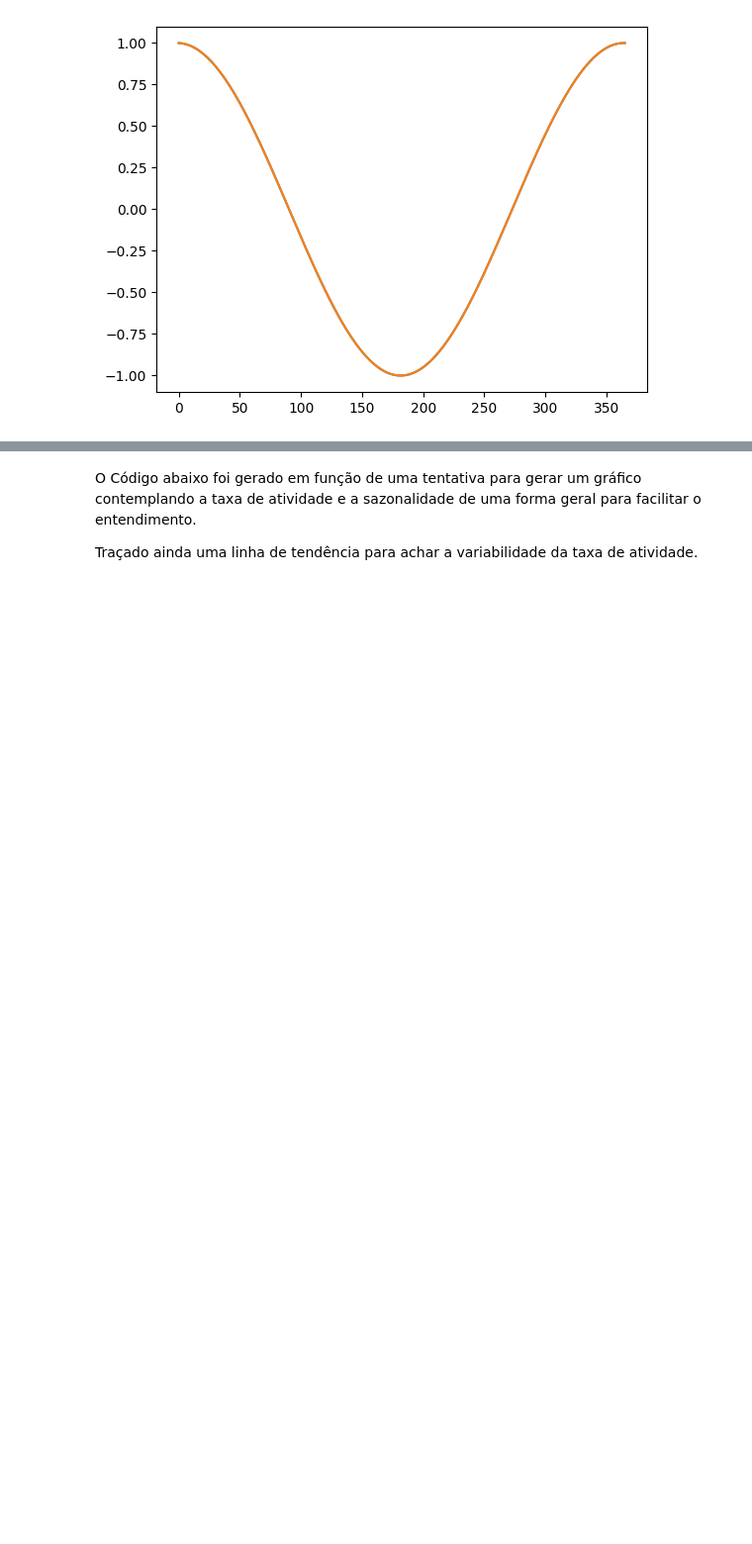
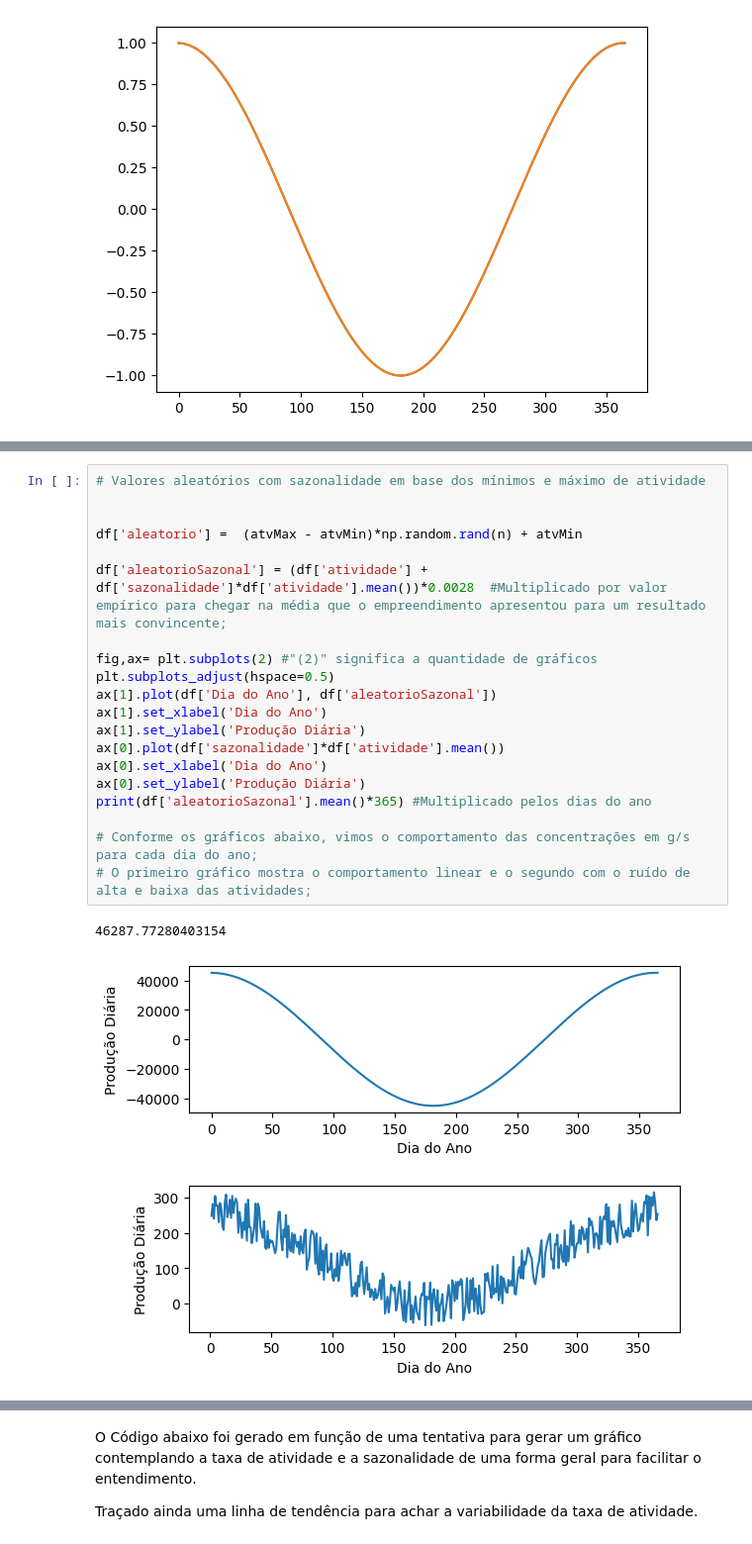
Before and after one commit to SergioStrackJunior/ENS5173_airpolution, a Jupyter notebook: Atividade01_01.ipynb, the cells around one changed output, grey strips where cells are left out. Shown at 99% size. Cells and saved outputs as stored; diff of their text form; blank space fills up the shorter version.

```diff
--- a/Atividade01_01.ipynb
+++ b/Atividade01_01.ipynb
@@ -325,3 +302,26 @@ for poluente, emissao_mensal in emissoes_mensais.items():
+# %%
+# Valores aleatórios com sazonalidade em base dos mínimos e máximo de atividade
+
+
+df['aleatorio'] =  (atvMax - atvMin)*np.random.rand(n) + atvMin
+
+df['aleatorioSazonal'] = (df['atividade'] +  df['sazonalidade']*df['atividade'].mean())*0.0028  #Multiplicado por valor empírico para chegar na média que o empreendimento apresentou para um resultado mais convincente;
+
+fig,ax= plt.subplots(2) #"(2)" significa a quantidade de gráficos
+plt.subplots_adjust(hspace=0.5)
+ax[1].plot(df['Dia do Ano'], df['aleatorioSazonal'])
+ax[1].set_xlabel('Dia do Ano')
+ax[1].set_ylabel('Produção Diária')
+ax[0].plot(df['sazonalidade']*df['atividade'].mean())
+ax[0].set_xlabel('Dia do Ano')
+ax[0].set_ylabel('Produção Diária')
+print(df['aleatorioSazonal'].mean()*365) #Multiplicado pelos dias do ano
+
+# Conforme os gráficos abaixo, vimos o comportamento das concentrações em g/s para cada dia do ano;
+# O primeiro gráfico mostra o comportamento linear e o segundo com o ruído de alta e baixa das atividades;
+# %% [output]
+46287.77280403154
+[figure, new version]
 # %%
 fig,ax= plt.subplots(6)
 for ii in range (1,7):
```
Also changed, not shown: parts of 10 cells of this notebook, 3 other files.
